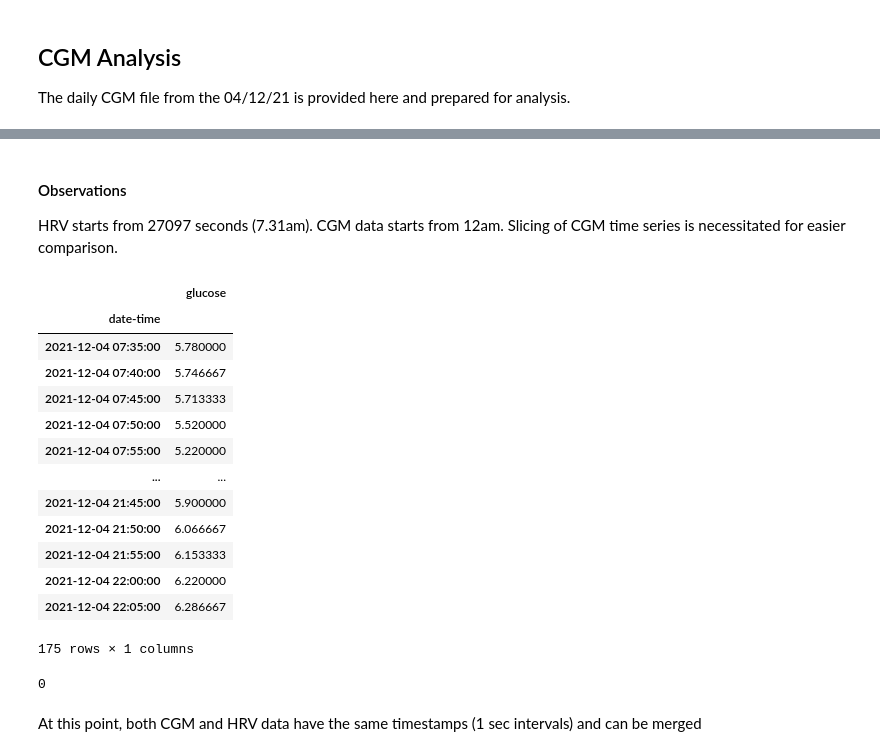
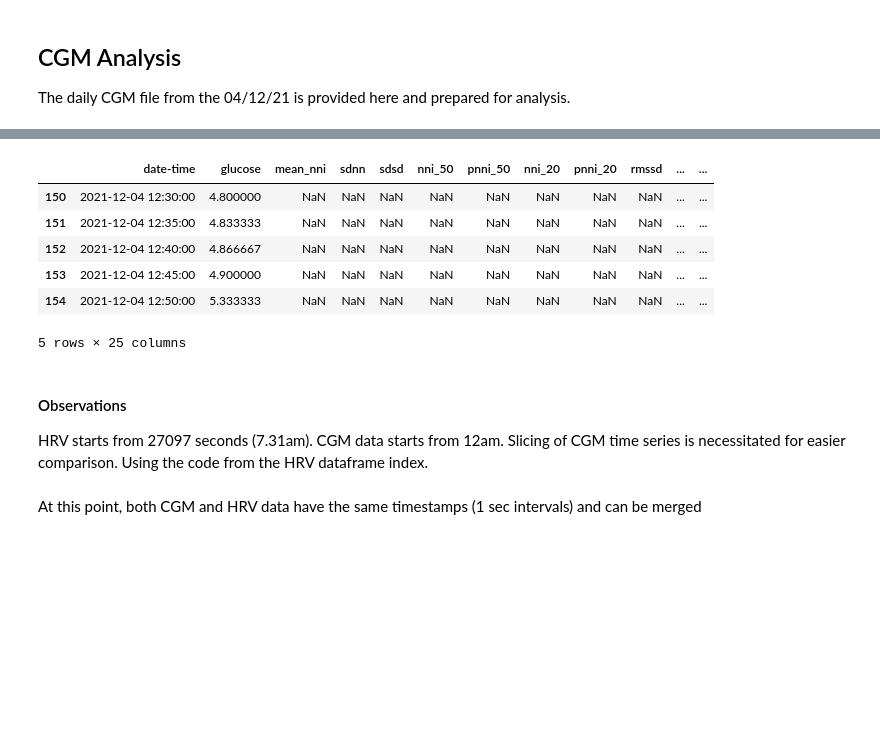
Before and after one commit to itsdarrenlee/BtechFYP, a Jupyter notebook: data/04-01-21/04-12-21-Analysis.ipynb, the cells around one changed output, grey strips where cells are left out. Saved outputs shown, nothing was run; the diff lists cells and outputs as text; code cells hidden in the pictures; blank space fills up the shorter version.

```diff
--- a/data/04-01-21/04-12-21-Analysis.ipynb
+++ b/data/04-01-21/04-12-21-Analysis.ipynb
@@ -202,4 +248,14 @@ df.head()
+# %%
+k[150:155]
+# %% [output]
+|  | date-time | glucose | mean_nni | sdnn | sdsd | nni_50 | pnni_50 | nni_20 | pnni_20 | rmssd | ... | ... |
+| 150 | 2021-12-04 12:30:00 | 4.800000 | NaN | NaN | NaN | NaN | NaN | NaN | NaN | NaN | ... | ... |
+| 151 | 2021-12-04 12:35:00 | 4.833333 | NaN | NaN | NaN | NaN | NaN | NaN | NaN | NaN | ... | ... |
+| 152 | 2021-12-04 12:40:00 | 4.866667 | NaN | NaN | NaN | NaN | NaN | NaN | NaN | NaN | ... | ... |
+| 153 | 2021-12-04 12:45:00 | 4.900000 | NaN | NaN | NaN | NaN | NaN | NaN | NaN | NaN | ... | ... |
+| 154 | 2021-12-04 12:50:00 | 5.333333 | NaN | NaN | NaN | NaN | NaN | NaN | NaN | NaN | ... | ... |
+5 rows × 25 columns
 # %% [markdown]
 #### Observations
 
-HRV starts from 27097 seconds (7.31am). CGM data starts from 12am. Slicing of CGM time series is necessitated for easier comparison.
+HRV starts from 27097 seconds (7.31am). CGM data starts from 12am. Slicing of CGM time series is necessitated for easier comparison. Using the code from the HRV dataframe index.
@@ -206,25 +264,5 @@ HRV starts from 27097 seconds (7.31am). CGM data starts from 12am. Slicing of CG
 # %%
-# resample into 1 min intervals, interpolate in-between values
+
 df = df.resample('5min').interpolate()
-cgm_df = df["2021-12-04 07:31:00":"2021-12-04 22:07:00"]
-cgm_df
+# cgm_df = df["2021-12-04 07:30:00":"2021-12-04 22:05:00"]
+# cgm_df
-# %% [output]
-|  | glucose |
-| date-time |  |
-| 2021-12-04 07:35:00 | 5.780000 |
-| 2021-12-04 07:40:00 | 5.746667 |
-| 2021-12-04 07:45:00 | 5.713333 |
-| 2021-12-04 07:50:00 | 5.520000 |
-| 2021-12-04 07:55:00 | 5.220000 |
-| ... | ... |
-| 2021-12-04 21:45:00 | 5.900000 |
-| 2021-12-04 21:50:00 | 6.066667 |
-| 2021-12-04 21:55:00 | 6.153333 |
-| 2021-12-04 22:00:00 | 6.220000 |
-| 2021-12-04 22:05:00 | 6.286667 |
-175 rows × 1 columns
-# %%
-# no NaN values in CGM data
-cgm_df['glucose'].isnull().sum()
-# %% [output]
-0
```
Also changed, not shown: parts of 11 cells of this notebook.
